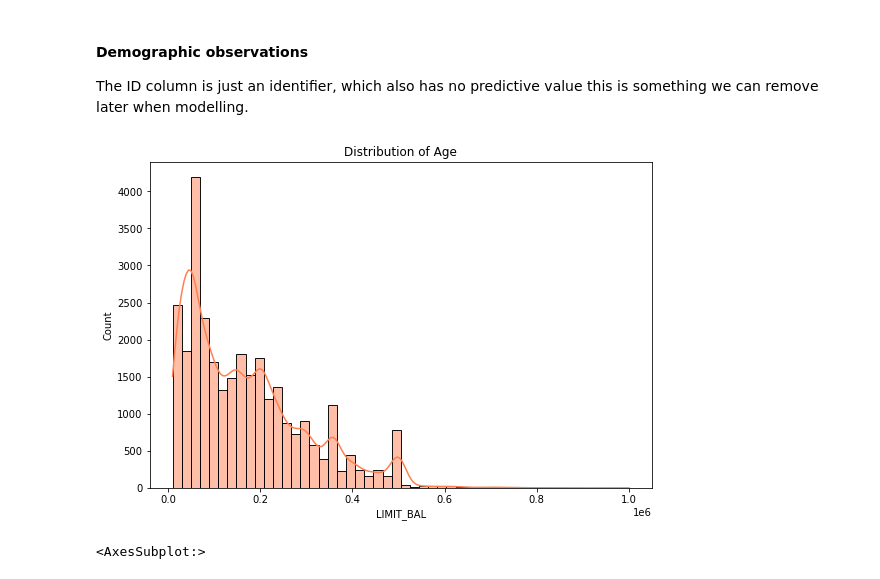
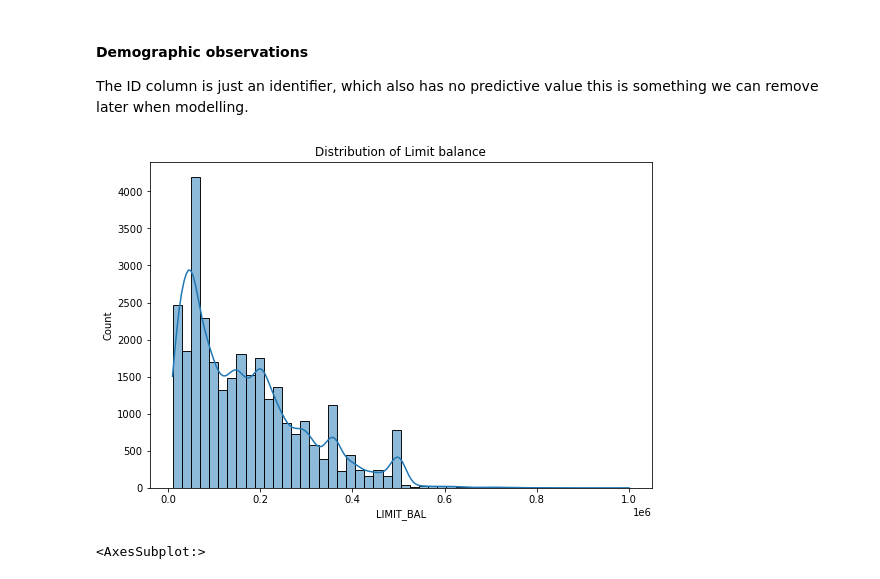
Before and after one commit to apayal/capstone_project, a Jupyter notebook: _notebooks/2022-07-01-eda.ipynb, the cells around one changed output. Drawn from its saved outputs; the diff is of its cells as text; code cells hidden in the pictures.

```diff
--- a/_notebooks/2022-07-01-eda.ipynb
+++ b/_notebooks/2022-07-01-eda.ipynb
@@ -363,15 +363,15 @@ credit_df_clean
 
 The ID column is just an identifier, which also has no predictive value this is something we can remove later when modelling.
 # %%
-#looking at range of age
+#looking at range of
 #color=sns.color_palette("rocket")
 
 plt.figure(figsize=(9,6))
-sns.histplot(data=credit_df['LIMIT_BAL'],bins=50,color='coral',kde=True)
-plt.title('Distribution of Age')
+sns.histplot(data=credit_df['LIMIT_BAL'],bins=50,kde=True)
+plt.title('Distribution of Limit balance')
 plt.show()
 # %% [output]
-[figure, old version]
+[figure, new version]
 # %%
 #sns.barplot(data=credit_df['LIMIT_BAL'].value_counts(),color='coral')
 #credit_df['LIMIT_BAL'].value_counts(5).plot(kind='bar')
```
Also changed, not shown: parts of 13 cells of this notebook, 3 other files.
